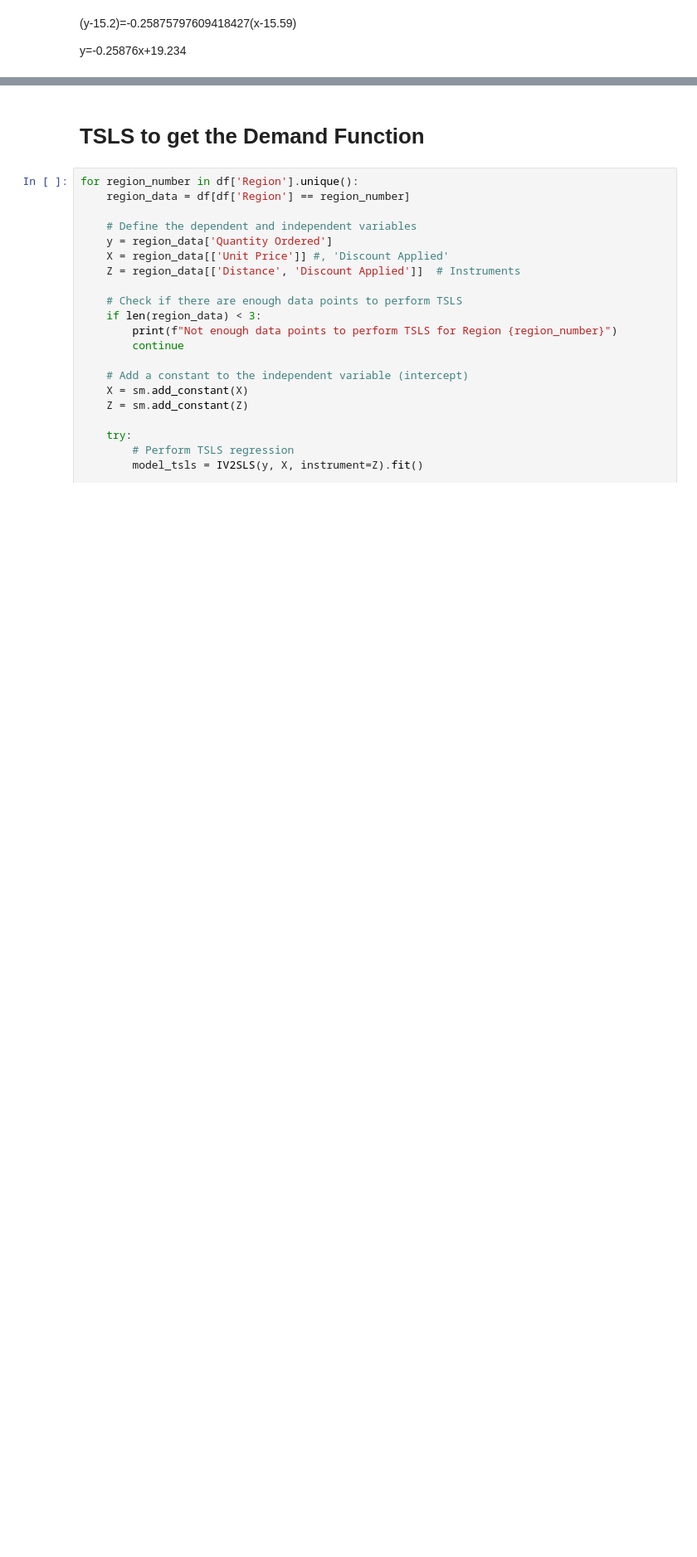
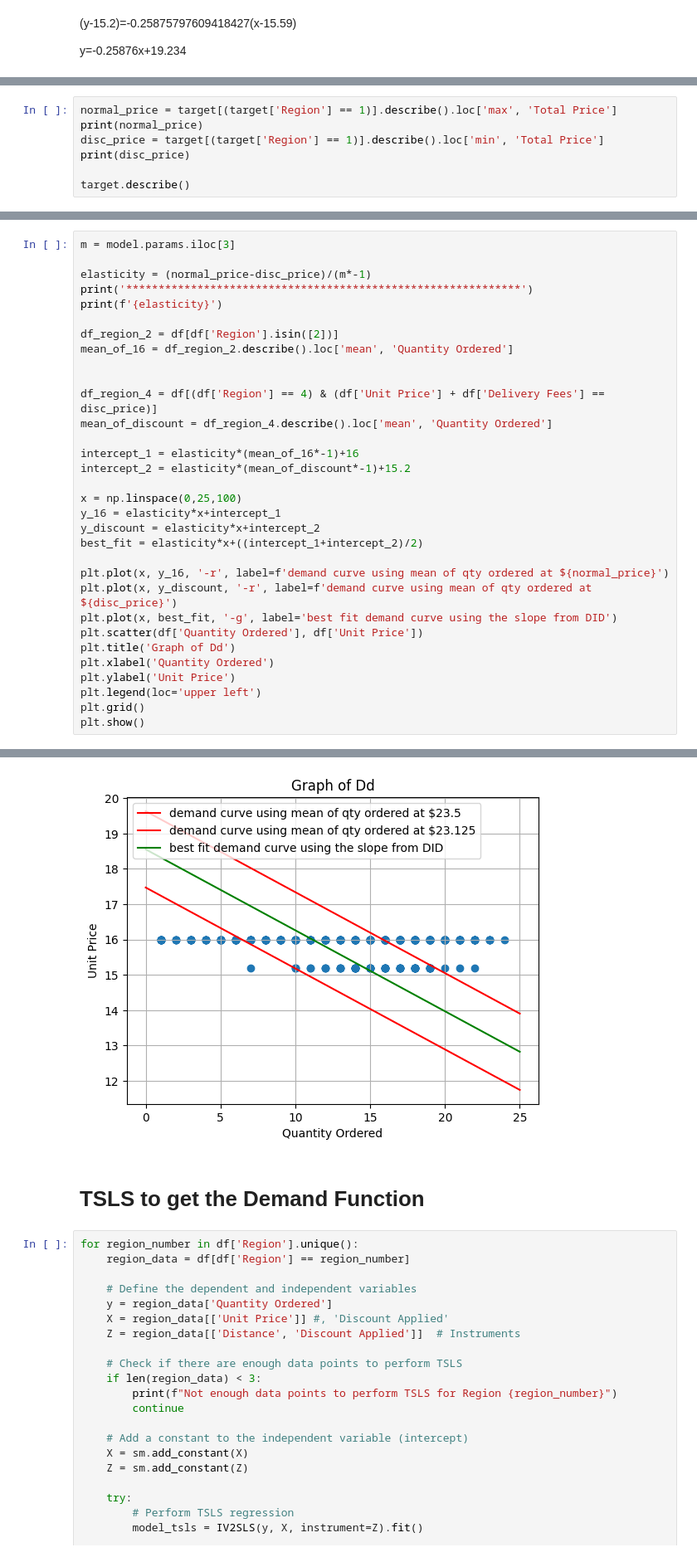
Before and after one commit to Alphteow/EconsModel, a Jupyter notebook: Econ_Group_Project3.ipynb, the cells around one changed output, grey strips where cells are left out. Shown at 83% size. Saved outputs shown, nothing was run; the diff lists cells and outputs as text; blank space fills up the shorter version.

```diff
--- a/Econ_Group_Project3.ipynb
+++ b/Econ_Group_Project3.ipynb
@@ -288,0 +402,7 @@ plt.show()
+# %%
+normal_price = target[(target['Region'] == 1)].describe().loc['max', 'Total Price']
+print(normal_price)
+disc_price = target[(target['Region'] == 1)].describe().loc['min', 'Total Price']
+print(disc_price)
+
+target.describe()
@@ -288,0 +421,33 @@ plt.show()
+# %%
+m = model.params.iloc[3]
+
+elasticity = (normal_price-disc_price)/(m*-1)
+print('*************************************************************')
+print(f'{elasticity}')
+
+df_region_2 = df[df['Region'].isin([2])]
+mean_of_16 = df_region_2.describe().loc['mean', 'Quantity Ordered']
+
+
+df_region_4 = df[(df['Region'] == 4) & (df['Unit Price'] + df['Delivery Fees'] == disc_price)]
+mean_of_discount = df_region_4.describe().loc['mean', 'Quantity Ordered']
+
+intercept_1 = elasticity*(mean_of_16*-1)+16
+intercept_2 = elasticity*(mean_of_discount*-1)+15.2
+
+x = np.linspace(0,25,100)
+y_16 = elasticity*x+intercept_1
+y_discount = elasticity*x+intercept_2
+best_fit = elasticity*x+((intercept_1+intercept_2)/2)
+
+plt.plot(x, y_16, '-r', label=f'demand curve using mean of qty ordered at ${normal_price}')
+plt.plot(x, y_discount, '-r', label=f'demand curve using mean of qty ordered at ${disc_price}')
+plt.plot(x, best_fit, '-g', label='best fit demand curve using the slope from DID')
+plt.scatter(df['Quantity Ordered'], df['Unit Price'])
+plt.title('Graph of Dd')
+plt.xlabel('Quantity Ordered')
+plt.ylabel('Unit Price')
+plt.legend(loc='upper left')
+plt.grid()
+plt.show()
+# %% [output]
@@ -289,3 +456,4 @@ plt.show()
+[figure, added]
 # %% [markdown]
 # TSLS to get the Demand Function
 # %%
```
Also changed, not shown: parts of 9 cells of this notebook.
